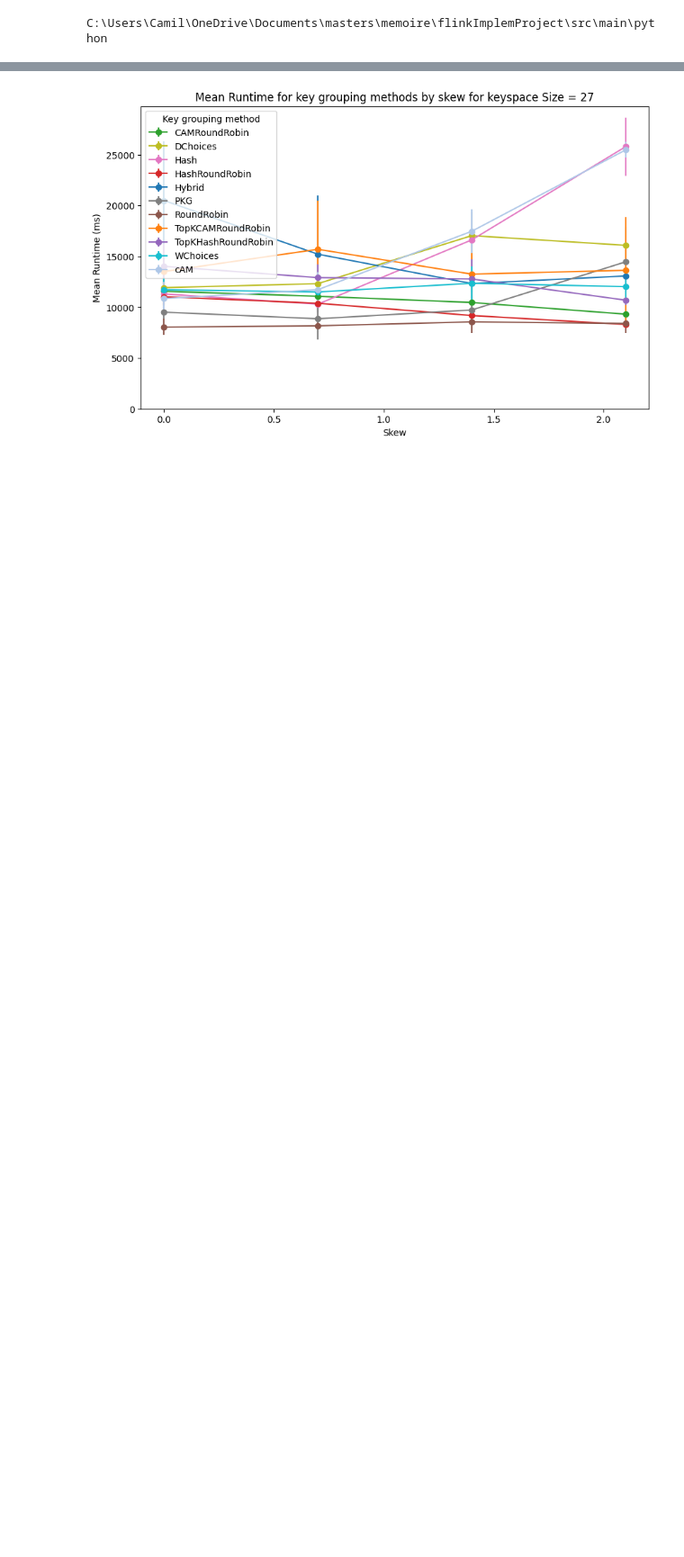
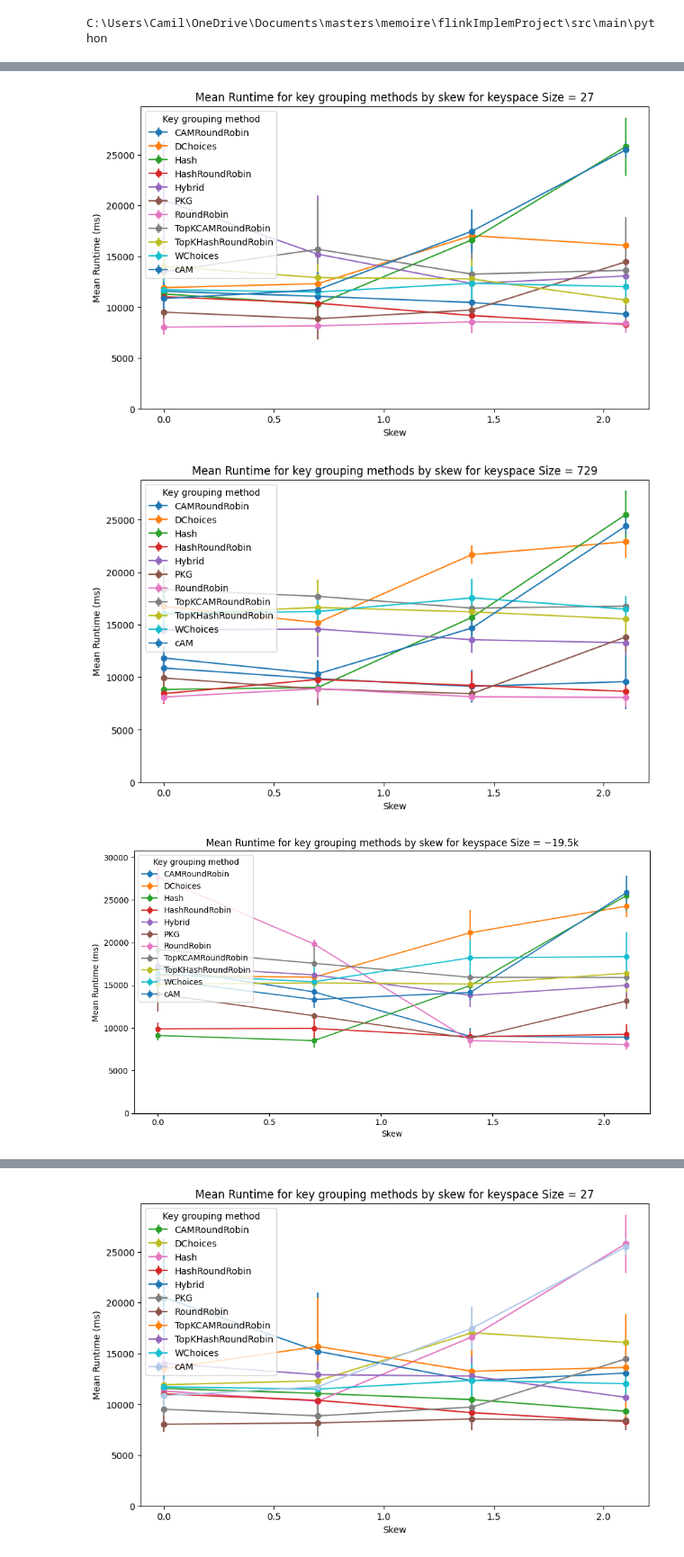
Before and after one commit to camillecaulier/flinkThesisImplem, a Jupyter notebook: src/main/python/multipleExperimentsTestingCode.ipynb, the cells around one changed output, grey strips where cells are left out. Shown at 90% size. Drawn from its saved outputs; the diff is of its cells as text; code cells hidden in the pictures; blank space fills up the shorter version.

```diff
--- a/src/main/python/multipleExperimentsTestingCode.ipynb
+++ b/src/main/python/multipleExperimentsTestingCode.ipynb
@@ -98,33 +98,34 @@ def save_dataframe_to_csv(df, output_path):
 # %%
 import throughputExtraction
 main_df = pd.DataFrame()
-
+main_metrics_df = pd.DataFrame()
 for i in range(n_experiments):
     experimentFile = f"{experimentDirectory}{i}/output.dat"
-    throughputFile = f"{experimentDirectory}{i}/throughput.dat"
+    metricsFile = f"{experimentDirectory}{i}/throughput.dat"
 
-    throughputDF = throughputExtraction.extract_all_job_data(throughputFile)
-    throughputDF = throughputExtraction.replace_with_nan(throughputDF)
+    metrics_df = throughputExtraction.extract_all_job_data(metricsFile)
+    metrics_df = throughputExtraction.replace_with_nan(metrics_df)
 
     df = parse_data_javaSource(experimentFile)
 
-    print(throughputDF.columns.tolist())
-    print(df.columns.tolist())
+    # print(throughputDF.columns.tolist())
+    # print(df.columns.tolist())
 
     df['skew'] = df['skew'].astype(float)
     df['Operator'] = df['Operator'].astype(str)
     df[keysizeString] = df[keysizeString].astype(int)
 
-    throughputDF['skew'] = throughputDF['skew'].astype(float)
-    throughputDF['Operator'] = throughputDF['Operator'].astype(str)
-    throughputDF[keysizeString] = throughputDF[keysizeString].astype(int)
+    metrics_df['skew'] = metrics_df['skew'].astype(float)
+    metrics_df['Operator'] = metrics_df['Operator'].astype(str)
+    metrics_df[keysizeString] = metrics_df[keysizeString].astype(int)
 
-    df = pd.merge(df, throughputDF, on=[operatorString, skewString, keysizeString], suffixes=('_exp', '_thru'))
+    # df = pd.merge(df, metrics_df, on=[operatorString, skewString, keysizeString], suffixes=('_exp', '_thru'))
 
     save_dataframe_to_csv(df, f"{experimentDirectory}{i}/output.csv")
 
     # Concatenate into the main DataFrame
     main_df = pd.concat([main_df, df], ignore_index=True)
+    main_metrics_df = pd.concat([main_metrics_df,metrics_df], ignore_index= True)
 
 # Display the final concatenated DataFrame
-print(main_df)
+# print(main_df)
@@ -160,11 +161,13 @@ main_df['Runtime (ms)'] = main_df['Runtime (ms)'].astype(float)
 main_df['Throughput (events/sec)'] = (main_df['amountOfWindows'] * main_df['eventPerWindow']) / (main_df['Runtime (ms)'] / 1000)
 
 grouped = main_df.groupby(['Operator', 'MainParallelism', 'HybridParallelism', 'Choices', 'CSVSource','distributionType','eventPerWindow','keySize','amountOfWindows','skew'])
-runtime_stats = grouped['Runtime (ms)'].agg(['mean runtime', lambda x: x.max() - x.min()]).rename(columns={'<lambda_0>': 'range'}).reset_index()
-throughput_stats = grouped['Throughput (events/sec)'].agg(['mean throughput', lambda x: x.max() - x.min()]).rename(columns={'<lambda_0>': 'range'})
+
+
+runtime_stats = grouped['Runtime (ms)'].agg(['mean', lambda x: x.max() - x.min()]).rename(columns={'<lambda_0>': 'range', 'mean':'mean runtime'}).reset_index()
+throughput_stats = grouped['Throughput (events/sec)'].agg(['mean', lambda x: x.max() - x.min()]).rename(columns={'<lambda_0>': 'range', 'mean': 'mean throughput'}).reset_index()
 
 # Combine both metrics into a single DataFrame
-combined_stats = pd.concat([runtime_stats, throughput_stats], axis=1, keys=['Runtime', 'Throughput'])
+# combined_stats = pd.concat([runtime_stats, throughput_stats], axis=1, keys=['Runtime', 'Throughput'])
 
 # Reset index for a tidy DataFrame
-combined_stats.reset_index(inplace=True)
+# combined_stats.reset_index(inplace=True)
@@ -189,10 +189,8 @@ combined_stats.reset_index(inplace=True)
 # %%
 #PLOT FOR RUNTIME
-combined_stats['skew'] = combined_stats['skew'].astype(float)
-listOfKeySizes = [27**1, 27**2, "~19.5k"]
-sorted_runtime_stats = combined_stats.sort_values(by='skew')
+
 for i in range(1,3+1):
-    keysize_2_data = combined_stats[combined_stats['keySize'] == str(i)].sort_values(by='skew')
+    keysize_2_data = runtime_stats[runtime_stats['keySize'] == i].sort_values(by='skew')
 
 
     # Set up the plotting area
@@ -202,7 +200,7 @@ for i in range(1,3+1):
     for name, group in keysize_2_data.groupby('Operator'):
         if not group.empty:
             # print(group['skew'])
-            ax.errorbar(group['skew'], group['mean'], yerr=group['range']/2, fmt='-o', label=f'{name[4:]}')
+            ax.errorbar(group['skew'], group['mean runtime'], yerr=group['range']/2, fmt='-o', label=f'{name[4:]}')
         else:
             print(f"No data for Operator {name} with keySize == {i}")
 
@@ -242,3 +223,6 @@ plt.show()
+[figure, added]
+[figure, added]
+[figure, added]
 # %%
 #PLOTS FOR THROUGHPUT
 # Plot for Throughput
```
Also changed, not shown: parts of 8 cells of this notebook, 8 other files.
